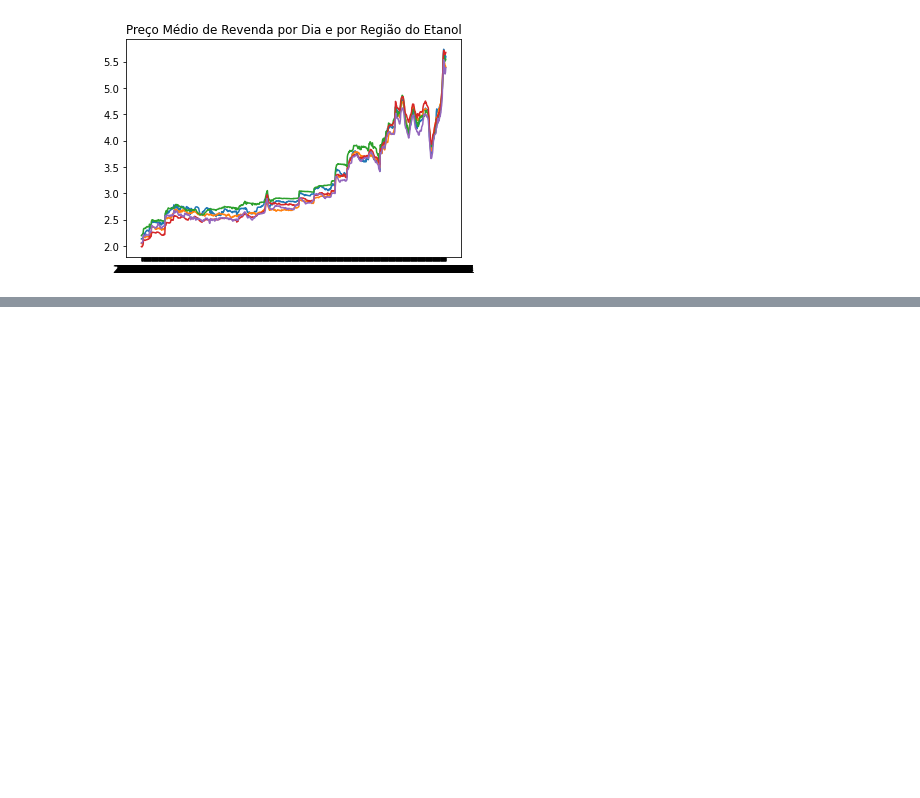
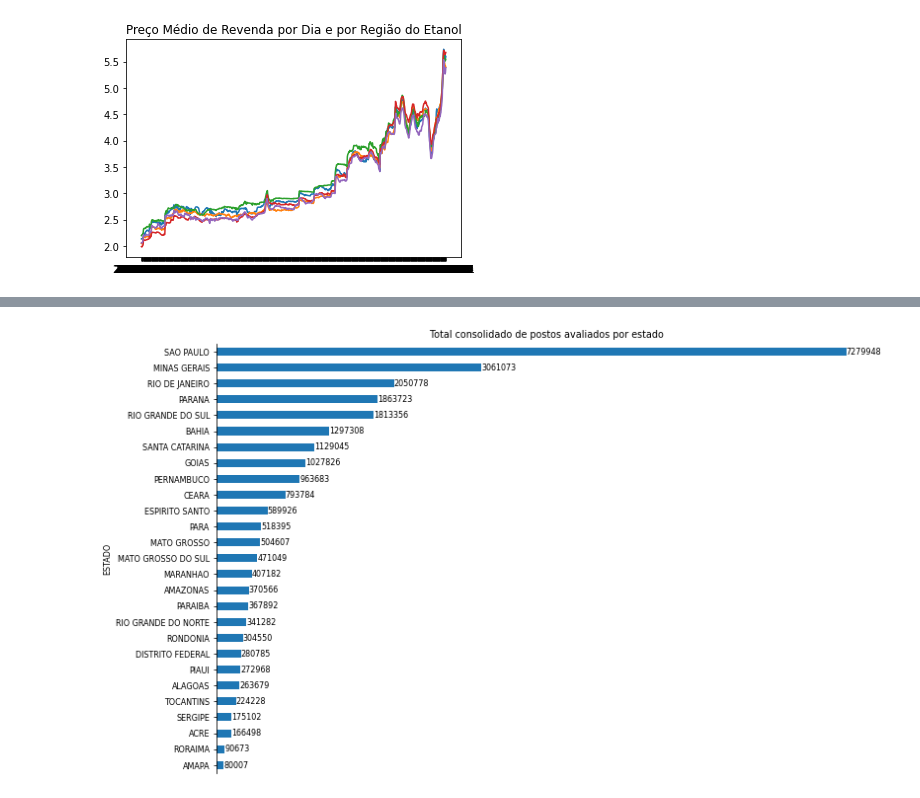
Before and after one commit to MatheusRobles/Santander_Coders_Tecnicas_de_Prog_II, a Jupyter notebook: Ex_Aula_2/Exercicios_Aula2_Estrutura_tecnicas_de_prog_II.ipynb, the cells around one changed output, grey strips where cells are left out. Saved outputs shown, nothing was run; the diff lists cells and outputs as text; code cells hidden in the pictures; blank space fills up the shorter version.

```diff
--- a/Ex_Aula_2/Exercicios_Aula2_Estrutura_tecnicas_de_prog_II.ipynb
+++ b/Ex_Aula_2/Exercicios_Aula2_Estrutura_tecnicas_de_prog_II.ipynb
@@ -78,0 +95,3 @@ plt.show()
+# %%
+estados = df.groupby('ESTADO')['NÚMERO DE POSTOS PESQUISADOS'].sum().sort_values()
+estados
@@ -78,0 +116,10 @@ plt.show()
+# %%
+plt.figure(figsize=(12, 8))
+ax = estados.plot(kind='barh')
+ax.bar_label(ax.containers[0], fmt='%.0f')
+ax.spines[['right', 'top', 'bottom']].set_visible(False)
+ax.get_xaxis().set_visible(False)
+plt.title('Total consolidado de postos avaliados por estado')
+plt.show()
+# %% [output]
+[figure, added]
```
Also changed, not shown: parts of 9 cells of this notebook.
